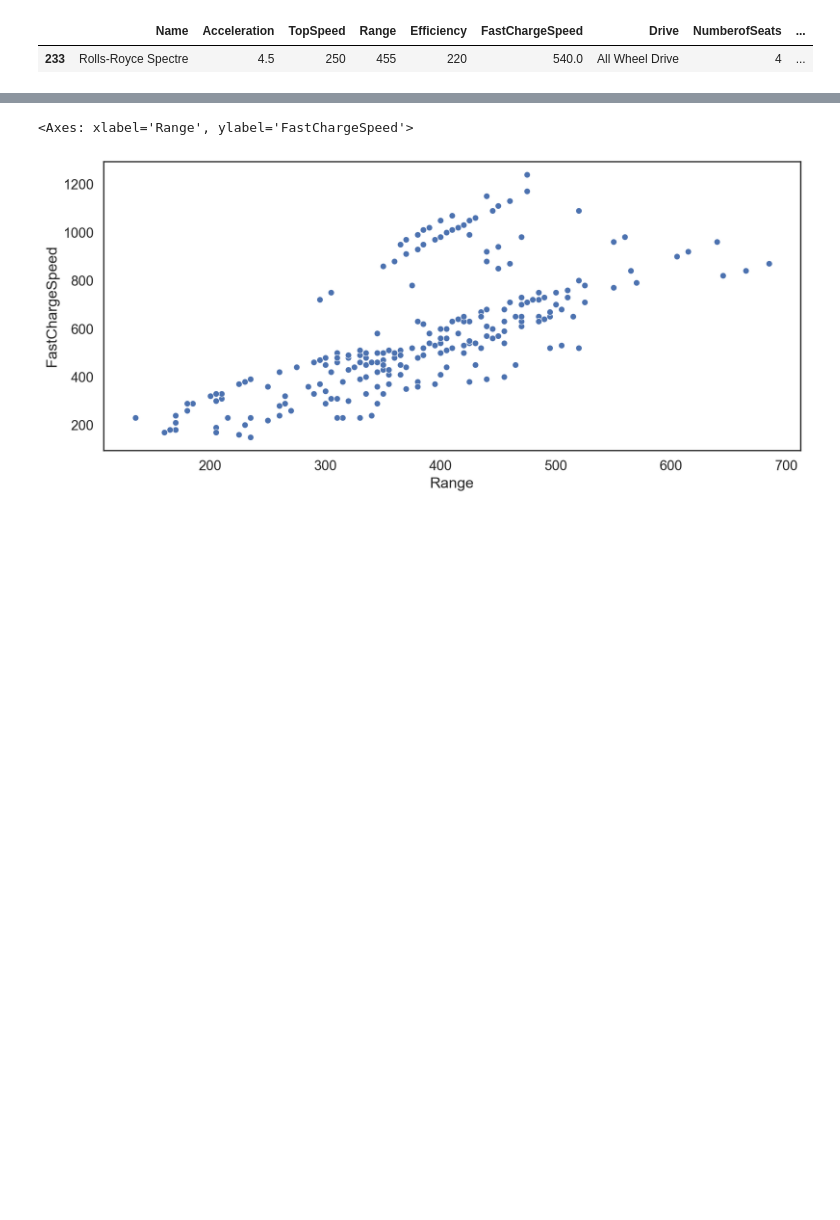
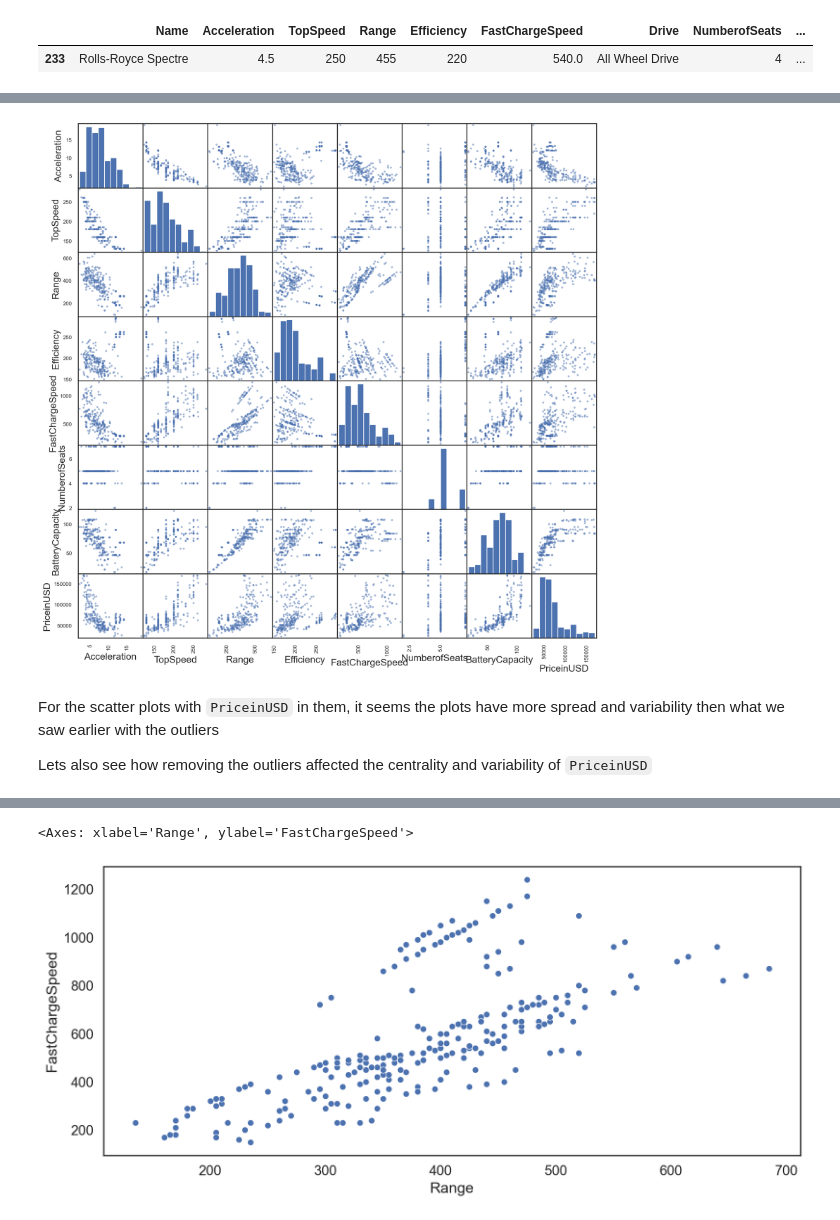
Before and after one commit to rappelrx/cogs108-project, a Jupyter notebook: EDACheckpointGroup_Sp23_yippee.ipynb, the cells around one changed output, grey strips where cells are left out. Cells and saved outputs as stored; diff of their text form; code cells hidden in the pictures; blank space fills up the shorter version.

```diff
--- a/EDACheckpointGroup_Sp23_yippee.ipynb
+++ b/EDACheckpointGroup_Sp23_yippee.ipynb
@@ -413,0 +463,13 @@ availEVs = cheapEVs[cheapEVs.Available == True]
+# %%
+cheaperEVs = cheapEVs[cheapEVs.PriceinUSD < 180000]
+# %%
+# Now lets take another look at the full data scatter plot with the outliers removed
+fig = pd.plotting.scatter_matrix(cheaperEVs[
+    ['Acceleration','TopSpeed', 'Range', 'Efficiency', 'FastChargeSpeed', 'NumberofSeats', 'BatteryCapacity','PriceinUSD']],
+                                                                                                             figsize=(14,14))
+# %% [output]
+[figure, added]
+# %% [markdown]
+For the scatter plots with `PriceinUSD` in them, it seems the plots have more spread and variability then what we saw earlier with the outliers
+
+Lets also see how removing the outliers affected the centrality and variability of `PriceinUSD`
```
Also changed, not shown: parts of 19 cells of this notebook.
